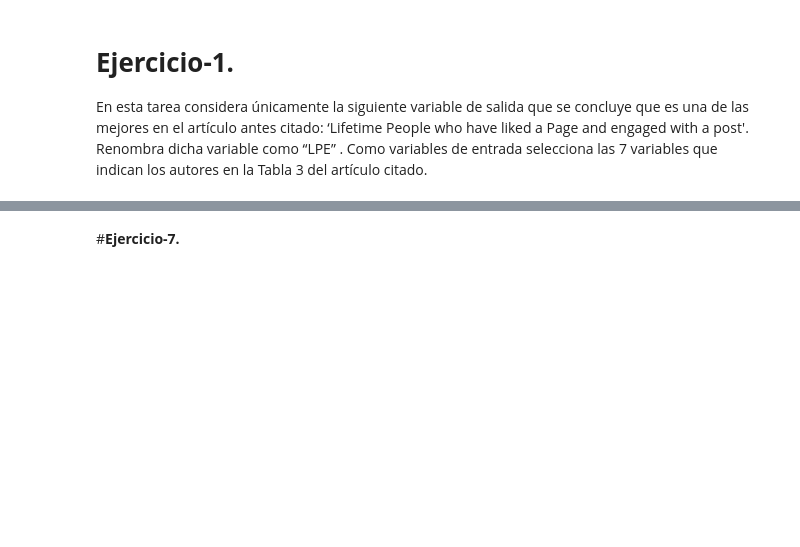
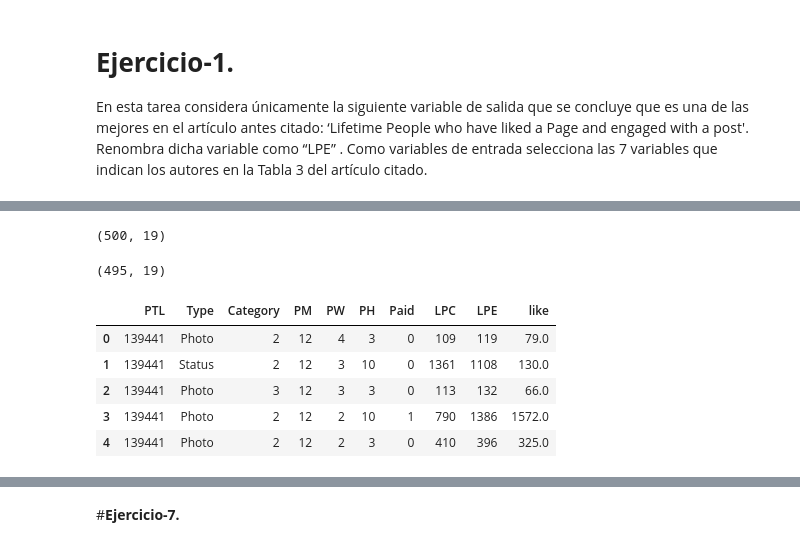
Before and after one commit to PosgradoMNA/iayaa-Equipo-55, a Jupyter notebook: Redneuronal_Equipo55.ipynb, the cells around one changed output, grey strips where cells are left out. Cells and saved outputs as stored; diff of their text form; code cells hidden in the pictures; blank space fills up the shorter version.

```diff
--- a/Redneuronal_Equipo55.ipynb
+++ b/Redneuronal_Equipo55.ipynb
@@ -86,0 +75,25 @@ None
+# %%
+dataset_fb.shape
+# %% [output]
+(500, 19)
+# %%
+dataset_fb = dataset_fb.dropna()
+dataset_fb.shape
+# %% [output]
+(495, 19)
+# %%
+dataset_articulo = dataset_fb.iloc[:,[0,1,2,3,4,5,6,10,14,16]].rename(columns = {'Lifetime People who have liked your Page and engaged with your post':'LPE'})
+dataset_articulo.rename(columns = {'Lifetime Post Consumers':'LPC'}, inplace = True)
+dataset_articulo.rename(columns = {'Page total likes':'PTL'}, inplace = True)
+dataset_articulo.rename(columns = {'Post Month':'PM'}, inplace = True)
+dataset_articulo.rename(columns = {'Post Weekday':'PW'}, inplace = True)
+dataset_articulo.rename(columns = {'Post Hour':'PH'}, inplace = True)
+dataset_articulo.Paid =  dataset_articulo.Paid.astype('int')
+dataset_articulo.head()
+# %% [output]
+|  | PTL | Type | Category | PM | PW | PH | Paid | LPC | LPE | like |
+| 0 | 139441 | Photo | 2 | 12 | 4 | 3 | 0 | 109 | 119 | 79.0 |
+| 1 | 139441 | Status | 2 | 12 | 3 | 10 | 0 | 1361 | 1108 | 130.0 |
+| 2 | 139441 | Photo | 3 | 12 | 3 | 3 | 0 | 113 | 132 | 66.0 |
+| 3 | 139441 | Photo | 2 | 12 | 2 | 10 | 1 | 790 | 1386 | 1572.0 |
+| 4 | 139441 | Photo | 2 | 12 | 2 | 3 | 0 | 410 | 396 | 325.0 |
```
Also changed, not shown: parts of 44 cells of this notebook.
